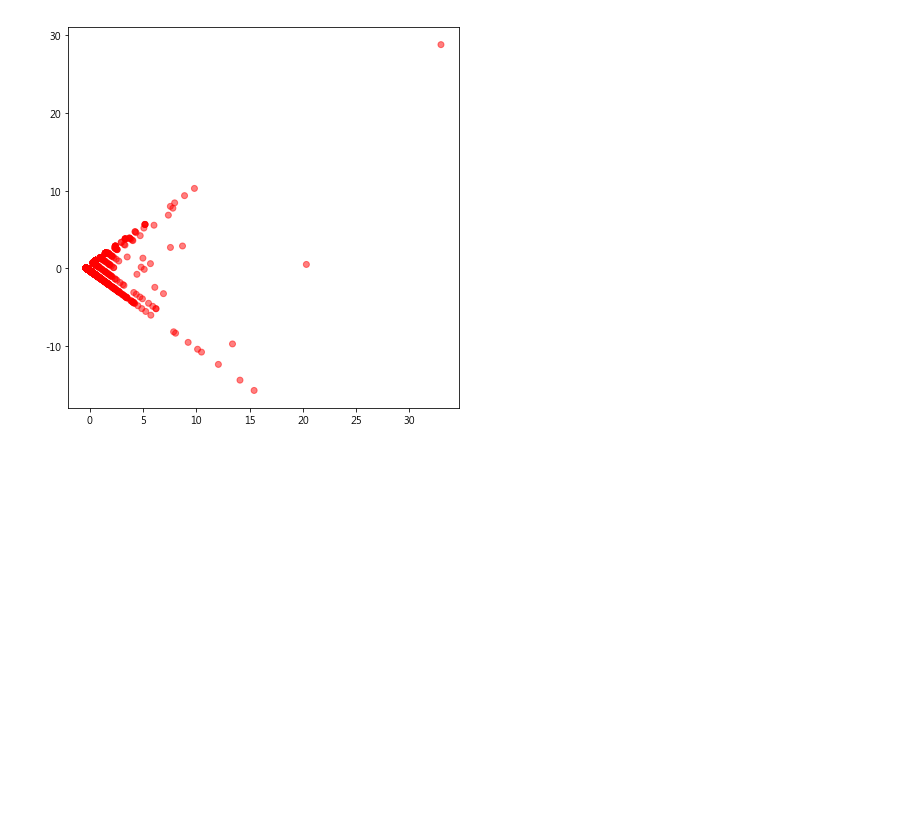
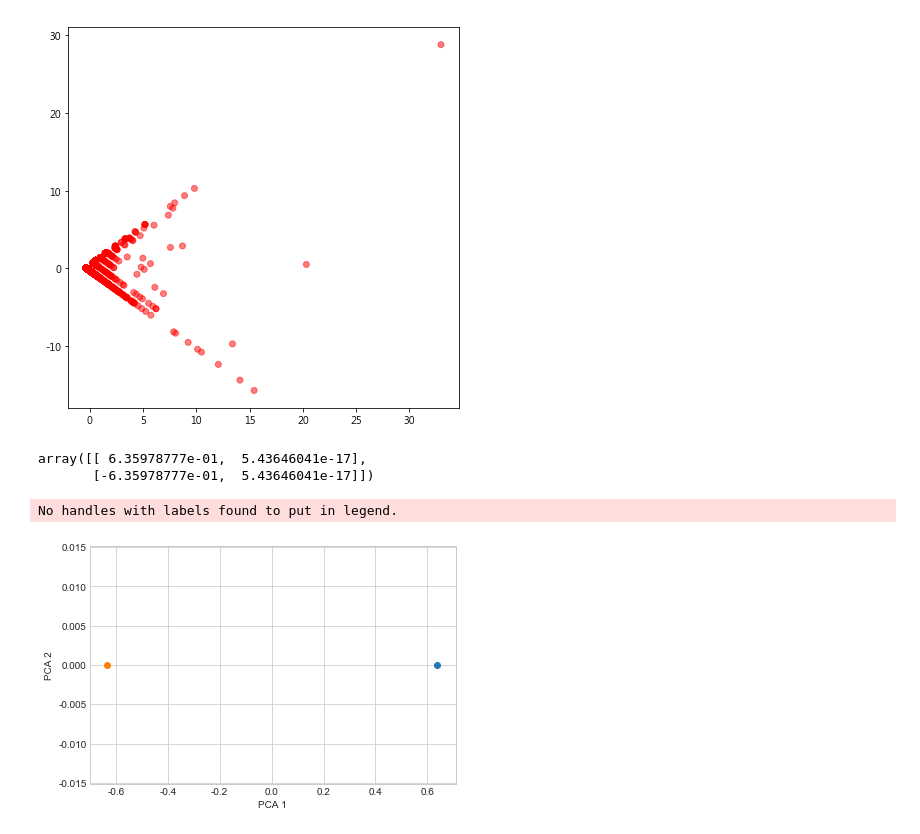
Before and after one commit to YangChunKai/NTUCSX2018, a Jupyter notebook: week6/pca_kmeans.ipynb, the cells around one changed output. Drawn from its saved outputs; the diff is of its cells as text; code cells hidden in the pictures; blank space fills up the shorter version.

```diff
--- a/week6/pca_kmeans.ipynb
+++ b/week6/pca_kmeans.ipynb
@@ -277,3 +277,29 @@ plt.scatter(x_7d[:,0],x_7d[:,1], c= label_color, alpha=0.5)
 plt.show()
 # %% [output]
 [figure]
+# %%
+from sklearn.decomposition import PCA as sklearnPCA
+import matplotlib.pyplot as plt
+X = tfidf.toarray()
+sklearn_pca = sklearnPCA(n_components=2)
+Y_sklearn = sklearn_pca.fit_transform(X)
+Y_sklearn
+# %% [output]
+array([[ 6.35978777e-01,  5.43646041e-17],
+       [-6.35978777e-01,  5.43646041e-17]])
+# %%
+with plt.style.context('seaborn-whitegrid'):
+    plt.figure(figsize=(6, 4))
+    #for lab, col in zip(('low', 'medium', 'high'),
+                        #('red', 'green','orange')):
+    for i in range(len(Y_sklearn)):
+
+        plt.scatter(Y_sklearn[i][0], Y_sklearn[i][1])
+    plt.xlabel('PCA 1')
+    plt.ylabel('PCA 2')
+    plt.legend(loc='lower center')
+    plt.tight_layout()
+    plt.show()
+# %% [output]
+No handles with labels found to put in legend.
+[figure, added]
```
